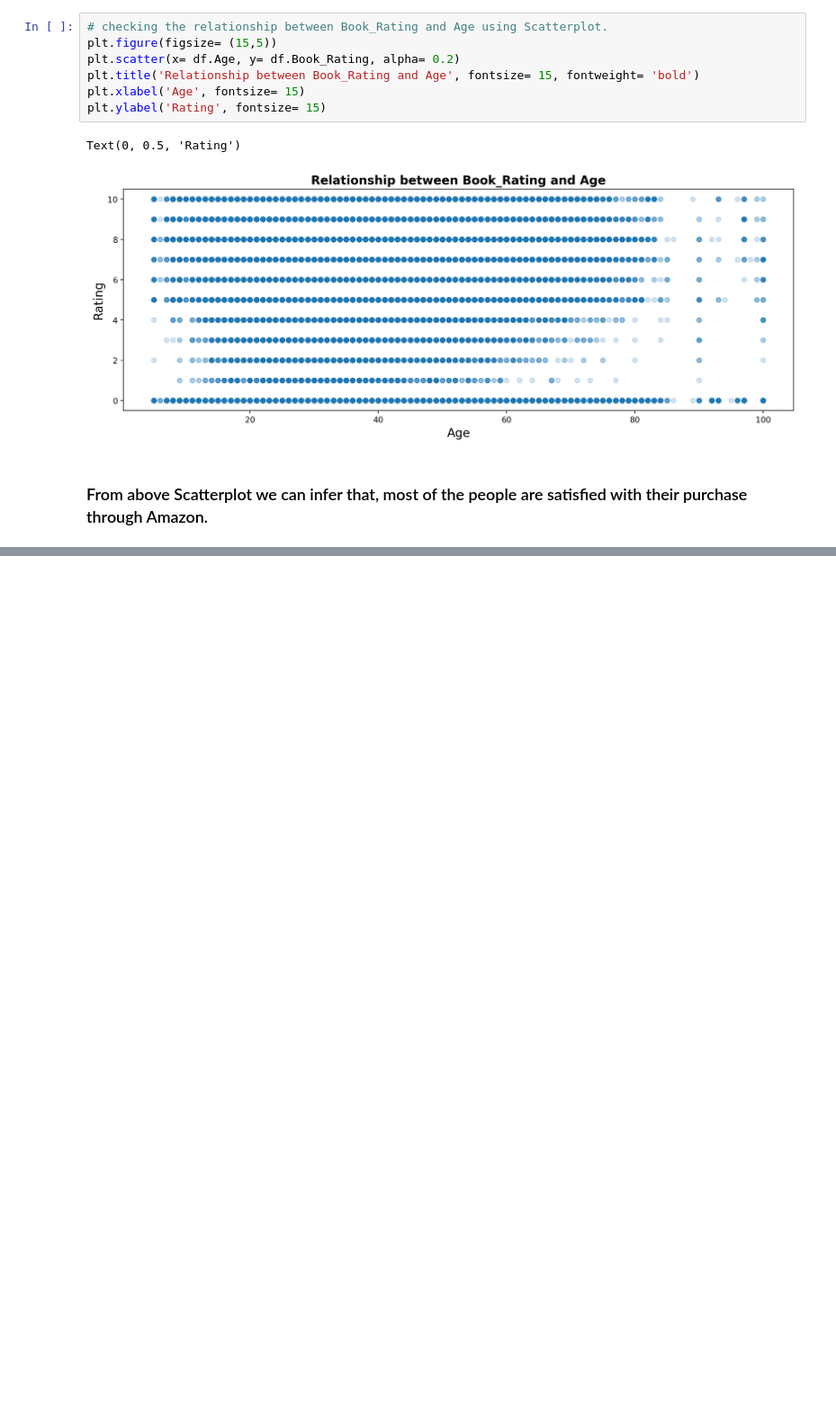
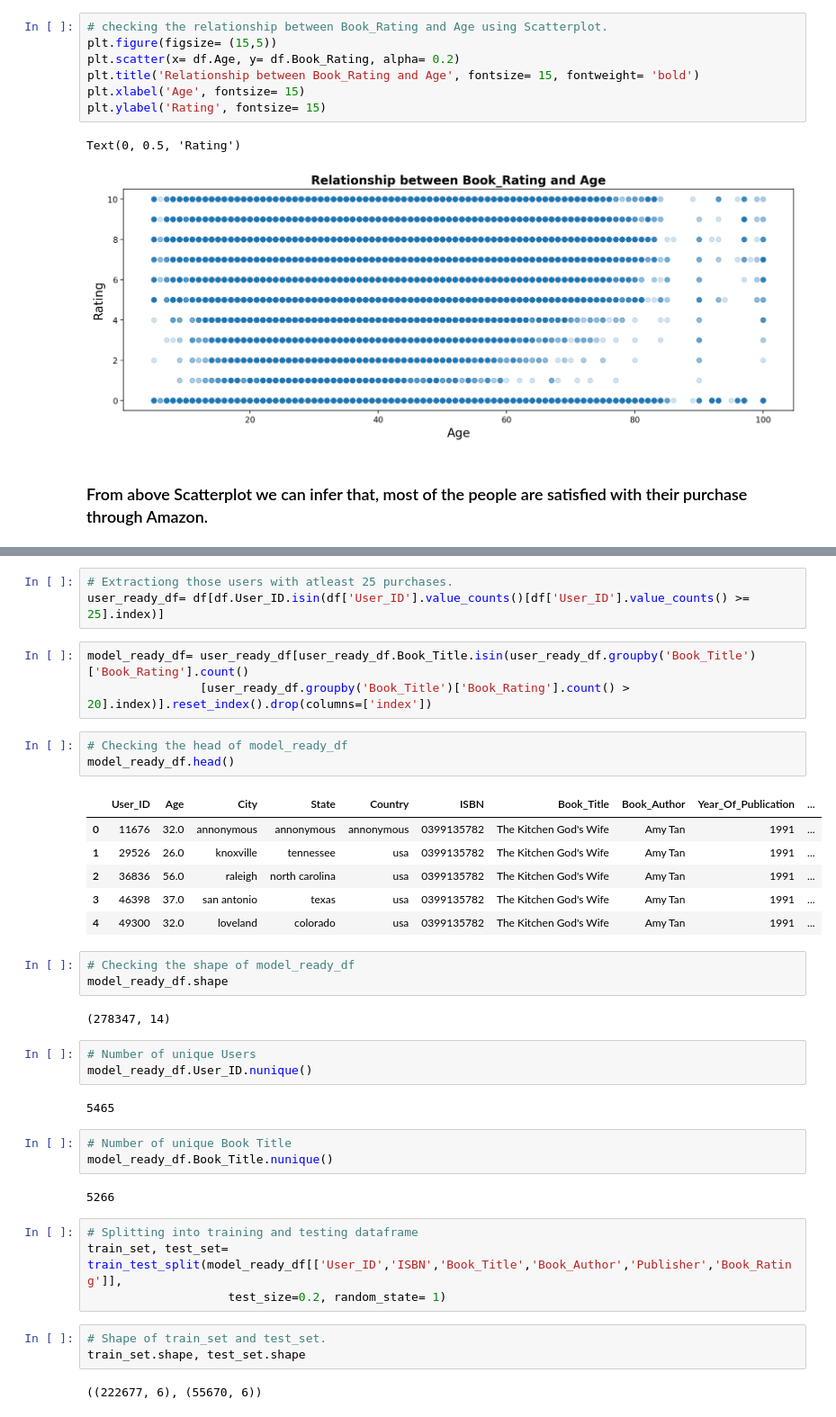
Before and after one commit to diptiranjan1998/Book-Recommendation-system, a Jupyter notebook: Book_Recommendation_System.ipynb, the cells around one changed output, grey strips where cells are left out. Shown at 90% size. Saved outputs shown, nothing was run; the diff lists cells and outputs as text; blank space fills up the shorter version.

```diff
--- a/Book_Recommendation_System.ipynb
+++ b/Book_Recommendation_System.ipynb
@@ -1013,0 +1043,40 @@ Text(0, 0.5, 'Rating')
+# %%
+# Extractiong those users with atleast 25 purchases.
+user_ready_df= df[df.User_ID.isin(df['User_ID'].value_counts()[df['User_ID'].value_counts() >= 25].index)]
+# %%
+model_ready_df= user_ready_df[user_ready_df.Book_Title.isin(user_ready_df.groupby('Book_Title')['Book_Rating'].count()
+                [user_ready_df.groupby('Book_Title')['Book_Rating'].count() > 20].index)].reset_index().drop(columns=['index'])
+# %%
+# Checking the head of model_ready_df
+model_ready_df.head()
+# %% [output]
+|  | User_ID | Age | City | State | Country | ISBN | Book_Title | Book_Author | Year_Of_Publication | ... |
+| 0 | 11676 | 32.0 | annonymous | annonymous | annonymous | 0399135782 | The Kitchen God's Wife | Amy Tan | 1991 | ... |
+| 1 | 29526 | 26.0 | knoxville | tennessee | usa | 0399135782 | The Kitchen God's Wife | Amy Tan | 1991 | ... |
+| 2 | 36836 | 56.0 | raleigh | north carolina | usa | 0399135782 | The Kitchen God's Wife | Amy Tan | 1991 | ... |
+| 3 | 46398 | 37.0 | san antonio | texas | usa | 0399135782 | The Kitchen God's Wife | Amy Tan | 1991 | ... |
+| 4 | 49300 | 32.0 | loveland | colorado | usa | 0399135782 | The Kitchen God's Wife | Amy Tan | 1991 | ... |
+# %%
+# Checking the shape of model_ready_df
+model_ready_df.shape
+# %% [output]
+(278347, 14)
+# %%
+# Number of unique Users
+model_ready_df.User_ID.nunique()
+# %% [output]
+5465
+# %%
+# Number of unique Book Title
+model_ready_df.Book_Title.nunique()
+# %% [output]
+5266
+# %%
+# Splitting into training and testing dataframe
+train_set, test_set= train_test_split(model_ready_df[['User_ID','ISBN','Book_Title','Book_Author','Publisher','Book_Rating']],
+                    test_size=0.2, random_state= 1)
+# %%
+# Shape of train_set and test_set.
+train_set.shape, test_set.shape
+# %% [output]
+((222677, 6), (55670, 6))
```
Also changed, not shown: parts of 30 cells of this notebook.
